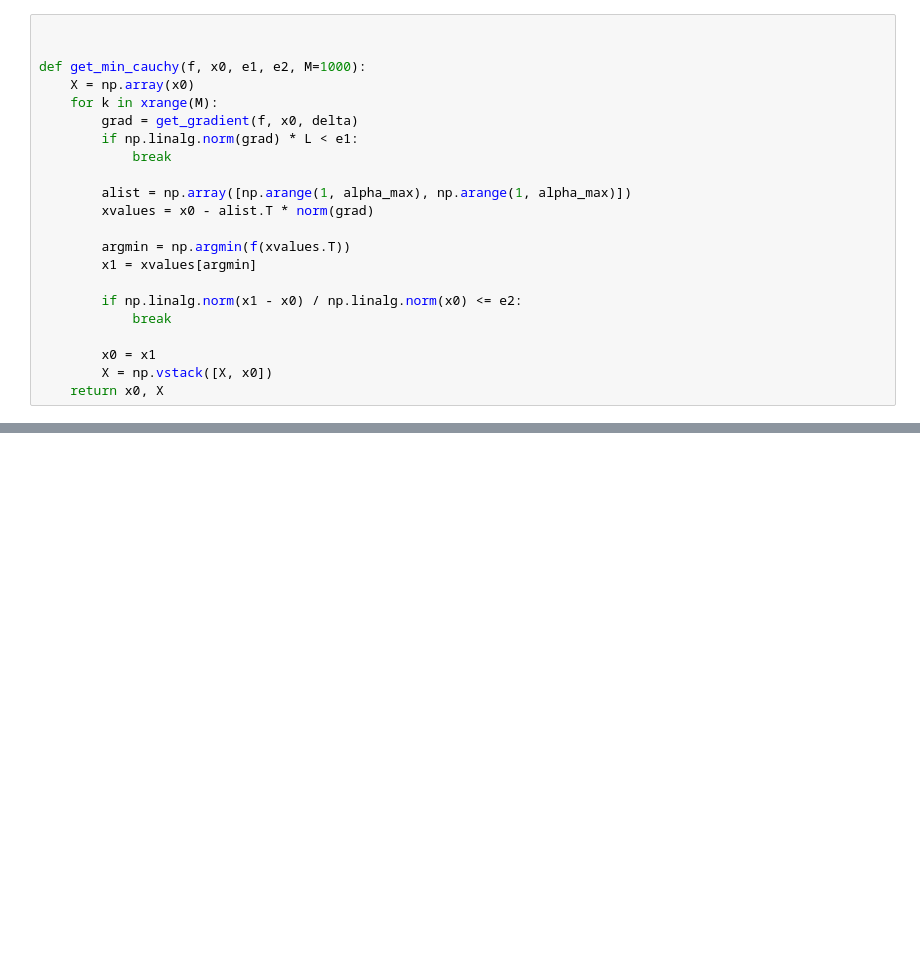
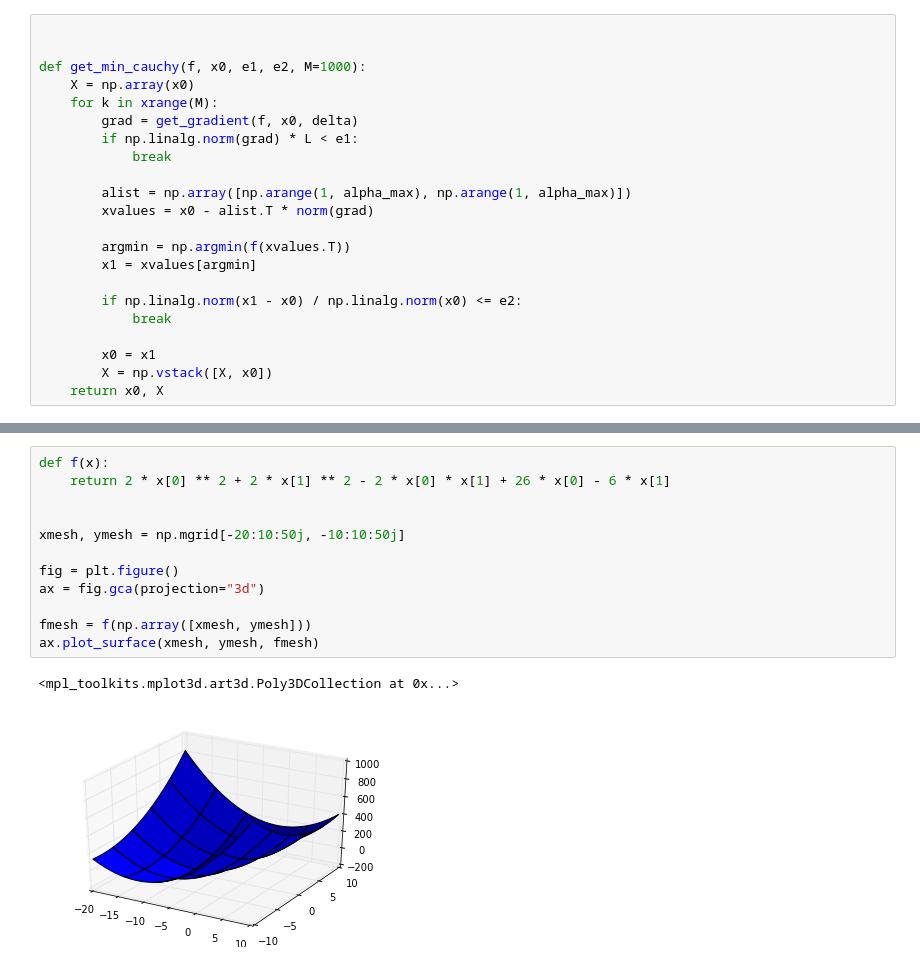
Before and after one commit to heolin/math_optimizations, a Jupyter notebook: Optimizations.ipynb, the cells around one changed output, grey strips where cells are left out. Drawn from its saved outputs; the diff is of its cells as text; blank space fills up the shorter version.

```diff
--- a/Optimizations.ipynb
+++ b/Optimizations.ipynb
@@ -1196,0 +1205,15 @@ for t in xrange(10):
+# %%
+def f(x):
+    return 2 * x[0] ** 2 + 2 * x[1] ** 2 - 2 * x[0] * x[1] + 26 * x[0] - 6 * x[1]
+
+
+xmesh, ymesh = np.mgrid[-20:10:50j, -10:10:50j]
+
+fig = plt.figure()
+ax = fig.gca(projection="3d")
+
+fmesh = f(np.array([xmesh, ymesh]))
+ax.plot_surface(xmesh, ymesh, fmesh)
+# %% [output]
+<mpl_toolkits.mplot3d.art3d.Poly3DCollection at 0x...>
+[figure, added]
```
Also changed, not shown: parts of 11 cells of this notebook.
